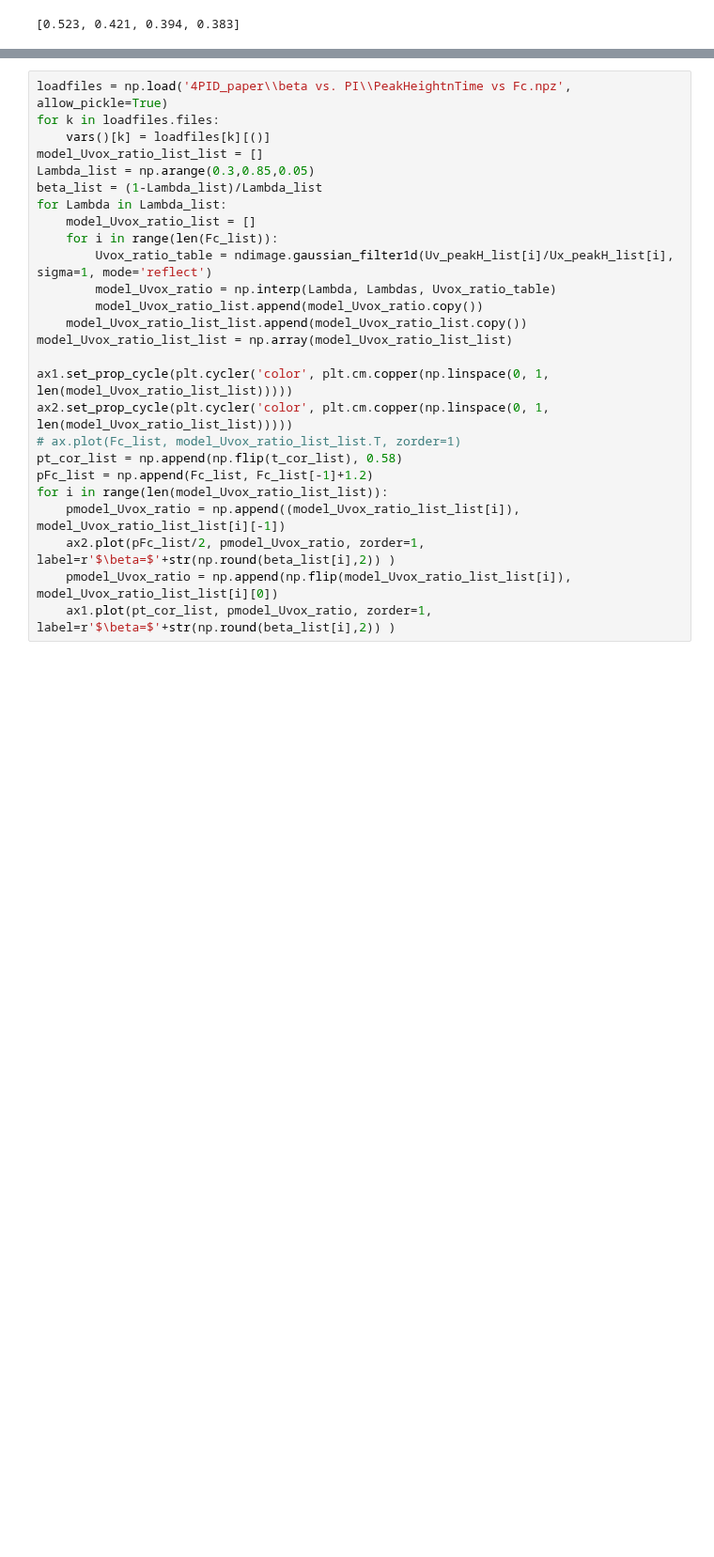
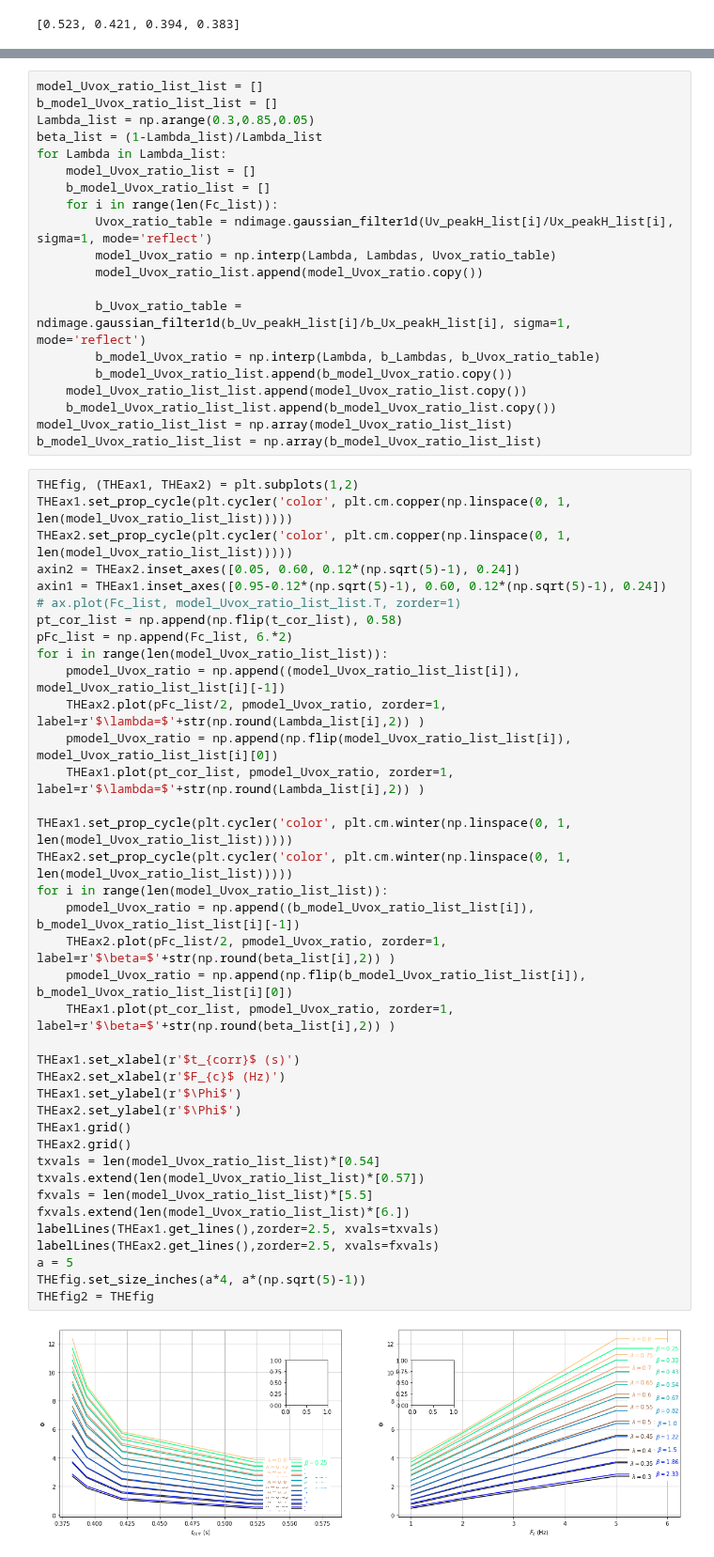
Before and after one commit to llincooi/retina_python, a Jupyter notebook: Plot UvUxRatio vs. Fc-x+v and NGD.ipynb, the cells around one changed output, grey strips where cells are left out. Shown at 94% size. Saved outputs shown, nothing was run; the diff lists cells and outputs as text; blank space fills up the shorter version.

```diff
--- a/Plot UvUxRatio vs. Fc-x+v and NGD.ipynb
+++ b/Plot UvUxRatio vs. Fc-x+v and NGD.ipynb
@@ -328,26 +302,60 @@ for i in range(len(model_Uvox_ratio_list_list)):
+# %%
+model_Uvox_ratio_list_list = []
+b_model_Uvox_ratio_list_list = []
+Lambda_list = np.arange(0.3,0.85,0.05)
+beta_list = (1-Lambda_list)/Lambda_list
+for Lambda in Lambda_list:
+    model_Uvox_ratio_list = []
+    b_model_Uvox_ratio_list = []
+    for i in range(len(Fc_list)):
+        Uvox_ratio_table = ndimage.gaussian_filter1d(Uv_peakH_list[i]/Ux_peakH_list[i], sigma=1, mode='reflect')
+        model_Uvox_ratio = np.interp(Lambda, Lambdas, Uvox_ratio_table)
+        model_Uvox_ratio_list.append(model_Uvox_ratio.copy())
+
+        b_Uvox_ratio_table = ndimage.gaussian_filter1d(b_Uv_peakH_list[i]/b_Ux_peakH_list[i], sigma=1, mode='reflect')
+        b_model_Uvox_ratio = np.interp(Lambda, b_Lambdas, b_Uvox_ratio_table)
+        b_model_Uvox_ratio_list.append(b_model_Uvox_ratio.copy())
+    model_Uvox_ratio_list_list.append(model_Uvox_ratio_list.copy())
+    b_model_Uvox_ratio_list_list.append(b_model_Uvox_ratio_list.copy())
+model_Uvox_ratio_list_list = np.array(model_Uvox_ratio_list_list)
+b_model_Uvox_ratio_list_list = np.array(b_model_Uvox_ratio_list_list)
 # %%
-loadfiles = np.load('4PID_paper\\beta vs. PI\\PeakHeightnTime vs Fc.npz', allow_pickle=True)
-for k in loadfiles.files:
-    vars()[k] = loadfiles[k][()]
-model_Uvox_ratio_list_list = []
-Lambda_list = np.arange(0.3,0.85,0.05)
-beta_list = (1-Lambda_list)/Lambda_list
-for Lambda in Lambda_list:
-    model_Uvox_ratio_list = []
-    for i in range(len(Fc_list)):
-        Uvox_ratio_table = ndimage.gaussian_filter1d(Uv_peakH_list[i]/Ux_peakH_list[i], sigma=1, mode='reflect')
-        model_Uvox_ratio = np.interp(Lambda, Lambdas, Uvox_ratio_table)
-        model_Uvox_ratio_list.append(model_Uvox_ratio.copy())
-    model_Uvox_ratio_list_list.append(model_Uvox_ratio_list.copy())
-model_Uvox_ratio_list_list = np.array(model_Uvox_ratio_list_list)
-
-ax1.set_prop_cycle(plt.cycler('color', plt.cm.copper(np.linspace(0, 1, len(model_Uvox_ratio_list_list)))))
-ax2.set_prop_cycle(plt.cycler('color', plt.cm.copper(np.linspace(0, 1, len(model_Uvox_ratio_list_list)))))
+THEfig, (THEax1, THEax2) = plt.subplots(1,2)
+THEax1.set_prop_cycle(plt.cycler('color', plt.cm.copper(np.linspace(0, 1, len(model_Uvox_ratio_list_list)))))
+THEax2.set_prop_cycle(plt.cycler('color', plt.cm.copper(np.linspace(0, 1, len(model_Uvox_ratio_list_list)))))
+axin2 = THEax2.inset_axes([0.05, 0.60, 0.12*(np.sqrt(5)-1), 0.24])
+axin1 = THEax1.inset_axes([0.95-0.12*(np.sqrt(5)-1), 0.60, 0.12*(np.sqrt(5)-1), 0.24])
 # ax.plot(Fc_list, model_Uvox_ratio_list_list.T, zorder=1)
 pt_cor_list = np.append(np.flip(t_cor_list), 0.58)
-pFc_list = np.append(Fc_list, Fc_list[-1]+1.2)
+pFc_list = np.append(Fc_list, 6.*2)
 for i in range(len(model_Uvox_ratio_list_list)):
     pmodel_Uvox_ratio = np.append((model_Uvox_ratio_list_list[i]), model_Uvox_ratio_list_list[i][-1])
-    ax2.plot(pFc_list/2, pmodel_Uvox_ratio, zorder=1, label=r'$\beta=$'+str(np.round(beta_list[i],2)) )
+    THEax2.plot(pFc_list/2, pmodel_Uvox_ratio, zorder=1, label=r'$\lambda=$'+str(np.round(Lambda_list[i],2)) )
     pmodel_Uvox_ratio = np.append(np.flip(model_Uvox_ratio_list_list[i]), model_Uvox_ratio_list_list[i][0])
-    ax1.plot(pt_cor_list, pmodel_Uvox_ratio, zorder=1, label=r'$\beta=$'+str(np.round(beta_list[i],2)) )
+    THEax1.plot(pt_cor_list, pmodel_Uvox_ratio, zorder=1, label=r'$\lambda=$'+str(np.round(Lambda_list[i],2)) )
+
+THEax1.set_prop_cycle(plt.cycler('color', plt.cm.winter(np.linspace(0, 1, len(model_Uvox_ratio_list_list)))))
+THEax2.set_prop_cycle(plt.cycler('color', plt.cm.winter(np.linspace(0, 1, len(model_Uvox_ratio_list_list)))))
+for i in range(len(model_Uvox_ratio_list_list)):
+    pmodel_Uvox_ratio = np.append((b_model_Uvox_ratio_list_list[i]), b_model_Uvox_ratio_list_list[i][-1])
+    THEax2.plot(pFc_list/2, pmodel_Uvox_ratio, zorder=1, label=r'$\beta=$'+str(np.round(beta_list[i],2)) )
+    pmodel_Uvox_ratio = np.append(np.flip(b_model_Uvox_ratio_list_list[i]), b_model_Uvox_ratio_list_list[i][0])
+    THEax1.plot(pt_cor_list, pmodel_Uvox_ratio, zorder=1, label=r'$\beta=$'+str(np.round(beta_list[i],2)) )
+
+THEax1.set_xlabel(r'$t_{corr}$ (s)')
+THEax2.set_xlabel(r'$F_{c}$ (Hz)')
+THEax1.set_ylabel(r'$\Phi$')
+THEax2.set_ylabel(r'$\Phi$')
+THEax1.grid()
+THEax2.grid()
+txvals = len(model_Uvox_ratio_list_list)*[0.54]
+txvals.extend(len(model_Uvox_ratio_list_list)*[0.57])
+fxvals = len(model_Uvox_ratio_list_list)*[5.5]
+fxvals.extend(len(model_Uvox_ratio_list_list)*[6.])
+labelLines(THEax1.get_lines(),zorder=2.5, xvals=txvals)
+labelLines(THEax2.get_lines(),zorder=2.5, xvals=fxvals)
+a = 5
+THEfig.set_size_inches(a*4, a*(np.sqrt(5)-1))
+THEfig2 = THEfig
+# %% [output]
+[figure, added]
```
Also changed, not shown: parts of 7 cells of this notebook, 30 other files.
